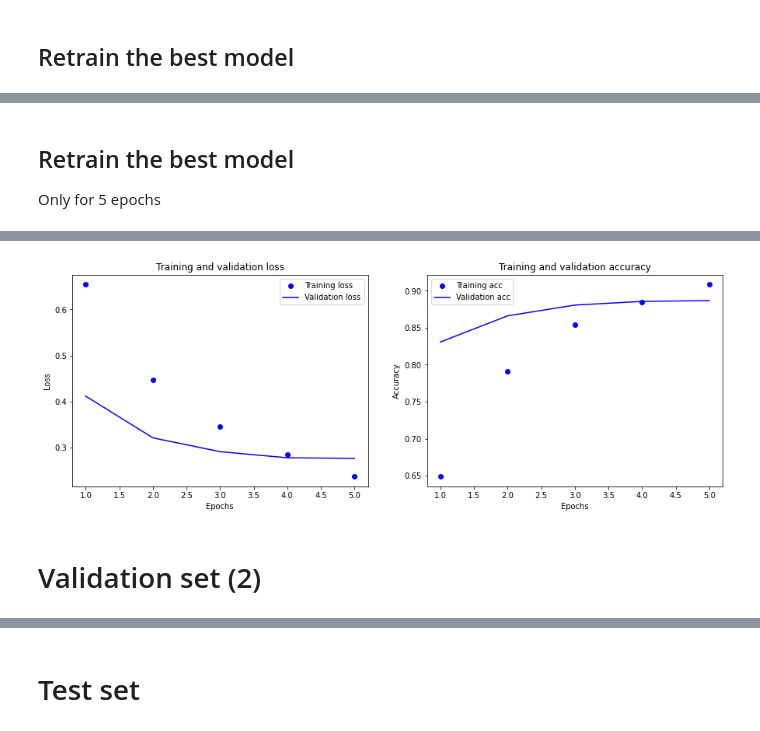
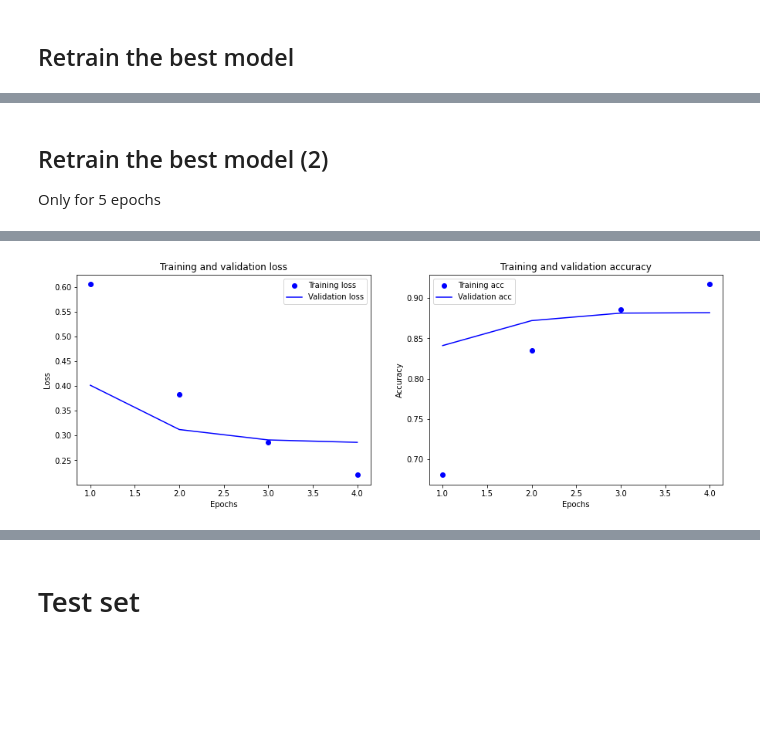
Before and after one commit to DanieleDidino/imdb, a Jupyter notebook: models.ipynb, the cells around one changed output, grey strips where cells are left out. Drawn from its saved outputs; the diff is of its cells as text; code cells hidden in the pictures; blank space fills up the shorter version.

```diff
--- a/models.ipynb
+++ b/models.ipynb
@@ -394,9 +398,9 @@ model_3  loss = 0.288 --- accuracy = 0.883
 # %%
 def model_builder(hp):
 
-    # Number of hidden layers: 1 - 5 (step: 1)
-    hl_min=1
-    hl_max=5
+    # Number of hidden layers: 2 - 5 (step: 1)
+    hl_min=2
+    hl_max=4
     hl_step=1
 
     # Number of hidden units: 16 - 64 (steps: 16)
@@ -405,9 +409,9 @@ def model_builder(hp):
     hu_step=16
 
     # Dropout rate
-    dr_min=0.1
-    dr_max=0.5
-    dr_step=0.1
+    dr_min=0.15
+    dr_max=0.45
+    dr_step=0.15
 
     # Learning rate
     lr_min=1e-5
@@ -421,10 +425,15 @@ def model_builder(hp):
     # Input layer
     model.add(keras.layers.Flatten())
 
-    # Hidden layers
-    # Number of hidden layers: 1 - 5
-    # Number of hidden units: 16 - 64 (steps: 16)
+
+    # Number of hidden layers
     hp_layers = hp.Int("num_layers", min_value=hl_min, max_value=hl_max, step=hl_step)
+
+    # Dropout values
+    hp_add_dropout = hp.Boolean("dropout")
+    hp_dropout_rate = hp.Float("dropout_rate", min_value=dr_min, max_value=dr_max, step=dr_step)
+
+    # Loop on hidden layers
     for i in range(hp_layers):
         # Add hidden layer
         model.add(keras.layers.Dense(
@@ -432,13 +441,11 @@ def model_builder(hp):
             kernel_initializer="he_normal",
             use_bias=False))
         # Batch normalization
-        model.add(layers.BatchNormalization()),
+        model.add(layers.BatchNormalization())
         # Activation fulction
         hp_activation = hp.Choice("activation", ["relu", "elu"])
-        model.add(layers.Activation(activation=hp_activation)),
+        model.add(layers.Activation(activation=hp_activation))
         # Dropout
-        hp_add_dropout = hp.Boolean("dropout")
-        hp_dropout_rate = hp.Float("dropout_" + str(i), min_value=dr_min, max_value=dr_max, step=dr_step)
         if hp_add_dropout:
             model.add(layers.Dropout(rate=hp_dropout_rate))
 
@@ -623,6 +607,6 @@ Non-trainable params: 288
 _________________________________________________________________
 # %% [markdown]
-## Retrain the best model
+## Retrain the best model (2)
 
 Only for 5 epochs
 # %%
@@ -633,7 +617,7 @@ model_hp_2 = tuner.hypermodel.build(best_hps_2)
 history_hp_2 = model_hp_2.fit(
     x_train,
     y_train,
-    epochs=5,
+    epochs=4,
     validation_data=(x_val, y_val))
 
 history_dict_hp_2 = history_hp_2.history
@@ -653,3 +635 @@ Epoch 5/5
-[figure, old version]
+[figure, new version]
-# %% [markdown]
-# Validation set (2)
```
Also changed, not shown: parts of 31 cells of this notebook.
